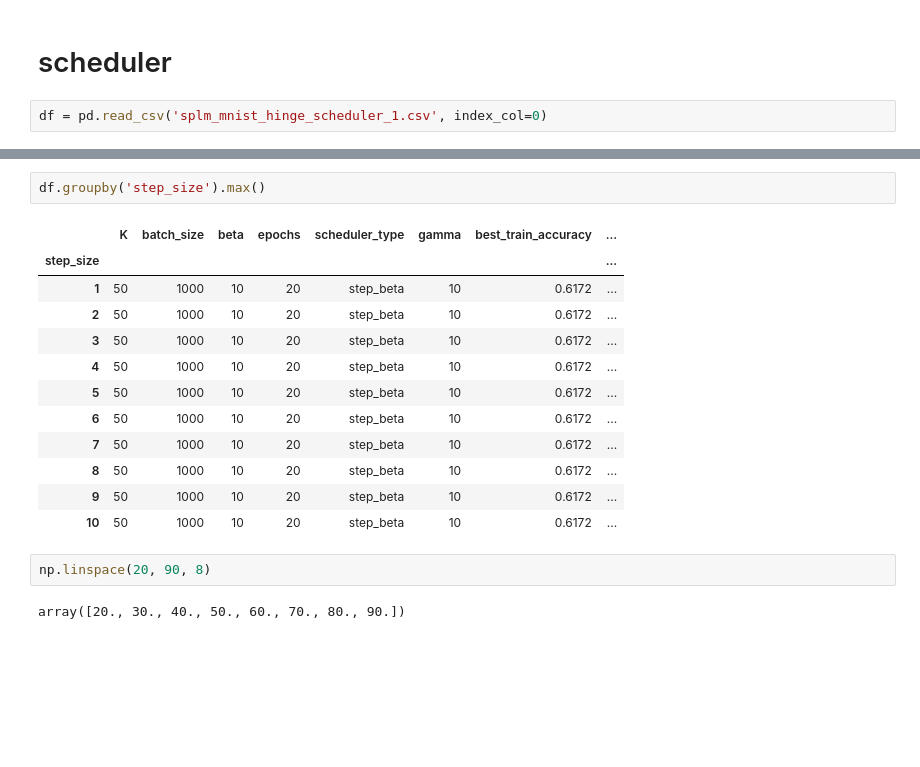
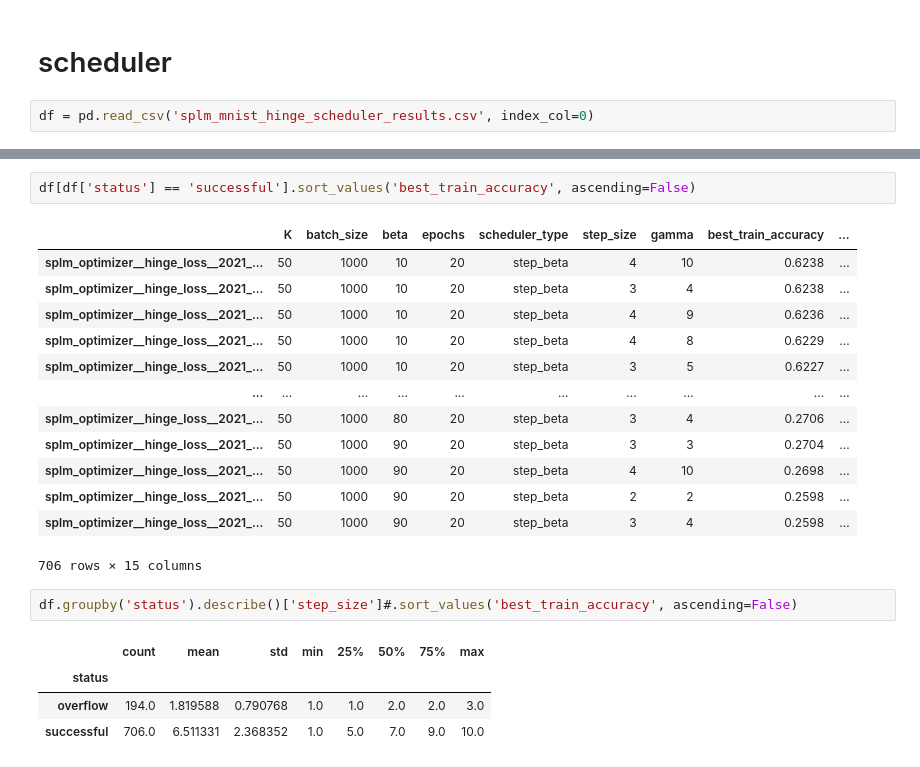
Before and after one commit to eldarab/SPLM, a Jupyter notebook: experiments/results/visualize_results.ipynb, the cells around one changed output, grey strips where cells are left out. Drawn from its saved outputs; the diff is of its cells as text; blank space fills up the shorter version.

Commit message:
added new results

```diff
--- a/experiments/results/visualize_results.ipynb
+++ b/experiments/results/visualize_results.ipynb
@@ -145,4 +145,4 @@ array([ 1.,  2.,  3.,  4.,  5.,  6.,  7.,  8.,  9., 10.])
 # %% [markdown]
 # scheduler
 # %%
-df = pd.read_csv('splm_mnist_hinge_scheduler_1.csv', index_col=0)
+df = pd.read_csv('splm_mnist_hinge_scheduler_results.csv', index_col=0)
@@ -149,19 +156,23 @@ df = pd.read_csv('splm_mnist_hinge_scheduler_1.csv', index_col=0)
+# %%
+df[df['status'] == 'successful'].sort_values('best_train_accuracy', ascending=False)
+# %% [output]
+|  | K | batch_size | beta | epochs | scheduler_type | step_size | gamma | best_train_accuracy | ... |
+| splm_optimizer__hinge_loss__2021_... | 50 | 1000 | 10 | 20 | step_beta | 4 | 10 | 0.6238 | ... |
+| splm_optimizer__hinge_loss__2021_... | 50 | 1000 | 10 | 20 | step_beta | 3 | 4 | 0.6238 | ... |
+| splm_optimizer__hinge_loss__2021_... | 50 | 1000 | 10 | 20 | step_beta | 4 | 9 | 0.6236 | ... |
+| splm_optimizer__hinge_loss__2021_... | 50 | 1000 | 10 | 20 | step_beta | 4 | 8 | 0.6229 | ... |
+| splm_optimizer__hinge_loss__2021_... | 50 | 1000 | 10 | 20 | step_beta | 3 | 5 | 0.6227 | ... |
+| ... | ... | ... | ... | ... | ... | ... | ... | ... | ... |
+| splm_optimizer__hinge_loss__2021_... | 50 | 1000 | 80 | 20 | step_beta | 3 | 4 | 0.2706 | ... |
+| splm_optimizer__hinge_loss__2021_... | 50 | 1000 | 90 | 20 | step_beta | 3 | 3 | 0.2704 | ... |
+| splm_optimizer__hinge_loss__2021_... | 50 | 1000 | 90 | 20 | step_beta | 4 | 10 | 0.2698 | ... |
+| splm_optimizer__hinge_loss__2021_... | 50 | 1000 | 90 | 20 | step_beta | 2 | 2 | 0.2598 | ... |
+| splm_optimizer__hinge_loss__2021_... | 50 | 1000 | 90 | 20 | step_beta | 3 | 4 | 0.2598 | ... |
+706 rows × 15 columns
 # %%
-df.groupby('step_size').max()
+df.groupby('status').describe()['step_size']#.sort_values('best_train_accuracy', ascending=False)
 # %% [output]
-|  | K | batch_size | beta | epochs | scheduler_type | gamma | best_train_accuracy | ... |
-| step_size |  |  |  |  |  |  |  | ... |
-| 1 | 50 | 1000 | 10 | 20 | step_beta | 10 | 0.6172 | ... |
-| 2 | 50 | 1000 | 10 | 20 | step_beta | 10 | 0.6172 | ... |
-| 3 | 50 | 1000 | 10 | 20 | step_beta | 10 | 0.6172 | ... |
-| 4 | 50 | 1000 | 10 | 20 | step_beta | 10 | 0.6172 | ... |
-| 5 | 50 | 1000 | 10 | 20 | step_beta | 10 | 0.6172 | ... |
-| 6 | 50 | 1000 | 10 | 20 | step_beta | 10 | 0.6172 | ... |
-| 7 | 50 | 1000 | 10 | 20 | step_beta | 10 | 0.6172 | ... |
-| 8 | 50 | 1000 | 10 | 20 | step_beta | 10 | 0.6172 | ... |
-| 9 | 50 | 1000 | 10 | 20 | step_beta | 10 | 0.6172 | ... |
-| 10 | 50 | 1000 | 10 | 20 | step_beta | 10 | 0.6172 | ... |
+|  | count | mean | std | min | 25% | 50% | 75% | max |
+| status |  |  |  |  |  |  |  |  |
+| overflow | 194.0 | 1.819588 | 0.790768 | 1.0 | 1.0 | 2.0 | 2.0 | 3.0 |
+| successful | 706.0 | 6.511331 | 2.368352 | 1.0 | 5.0 | 7.0 | 9.0 | 10.0 |
-# %%
-np.linspace(20, 90, 8)
-# %% [output]
-array([20., 30., 40., 50., 60., 70., 80., 90.])
```
Also changed, not shown: parts of 5 cells of this notebook, 2 other files.
